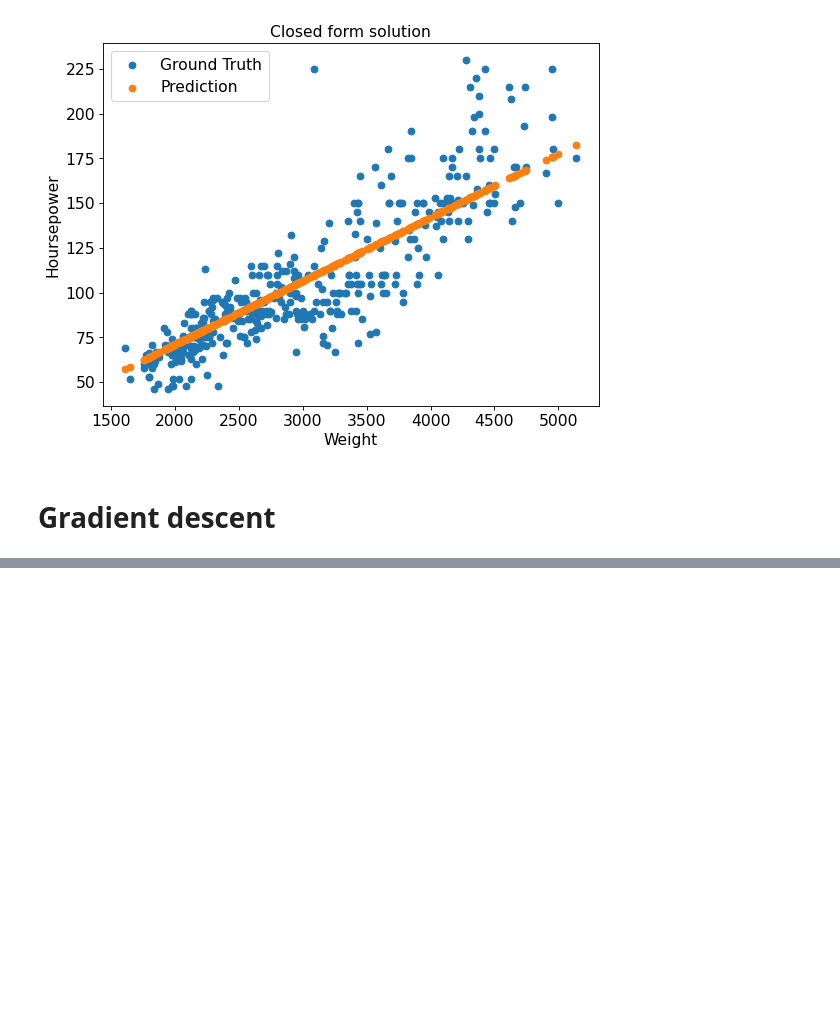
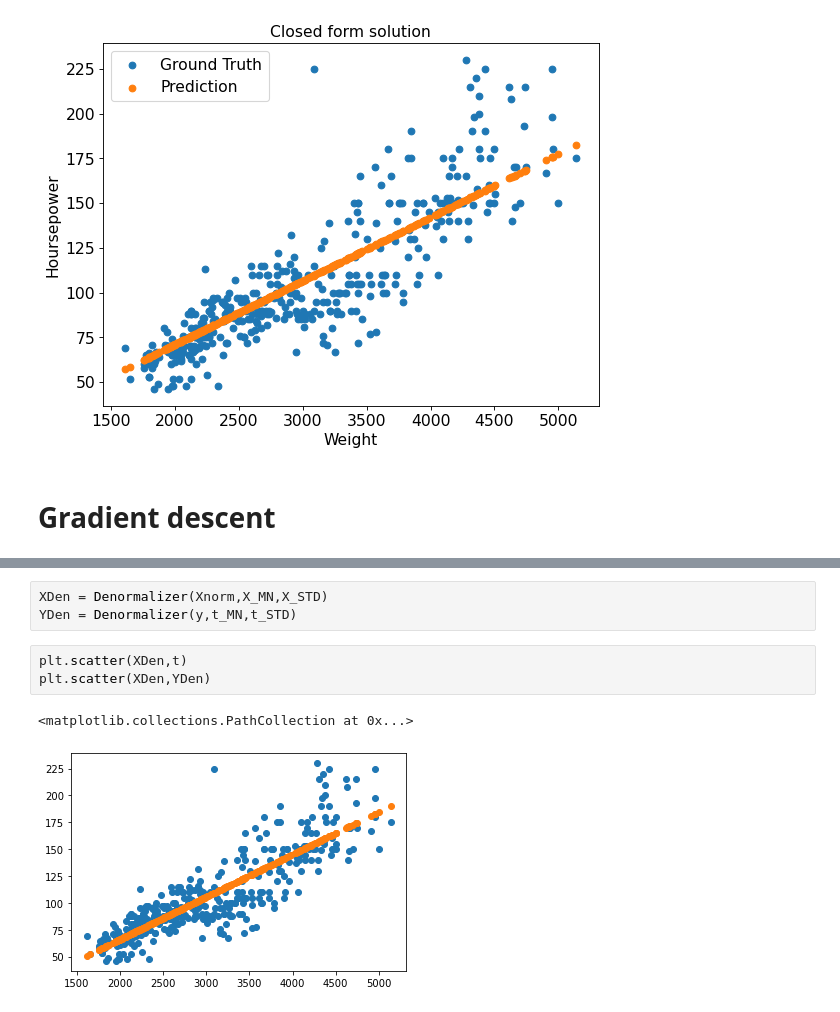
Before and after one commit to adinrezaei/MLfromScratch, a Jupyter notebook: Project1.ipynb, the cells around one changed output, grey strips where cells are left out. Drawn from its saved outputs; the diff is of its cells as text; blank space fills up the shorter version.

```diff
--- a/Project1.ipynb
+++ b/Project1.ipynb
@@ -41,0 +129,9 @@ plt.legend(fontsize = Fnt)
+# %%
+XDen = Denormalizer(Xnorm,X_MN,X_STD)
+YDen = Denormalizer(y,t_MN,t_STD)
+# %%
+plt.scatter(XDen,t)
+plt.scatter(XDen,YDen)
+# %% [output]
+<matplotlib.collections.PathCollection at 0x...>
+[figure, added]
```
Also changed, not shown: parts of 10 cells of this notebook.
